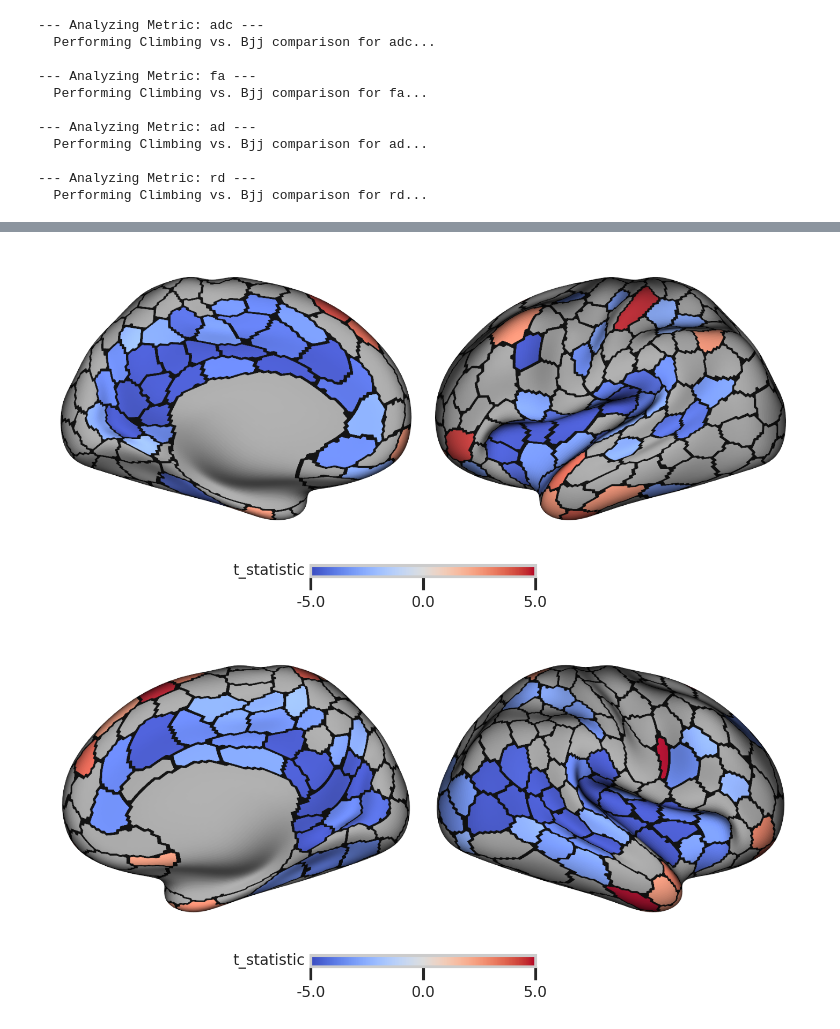
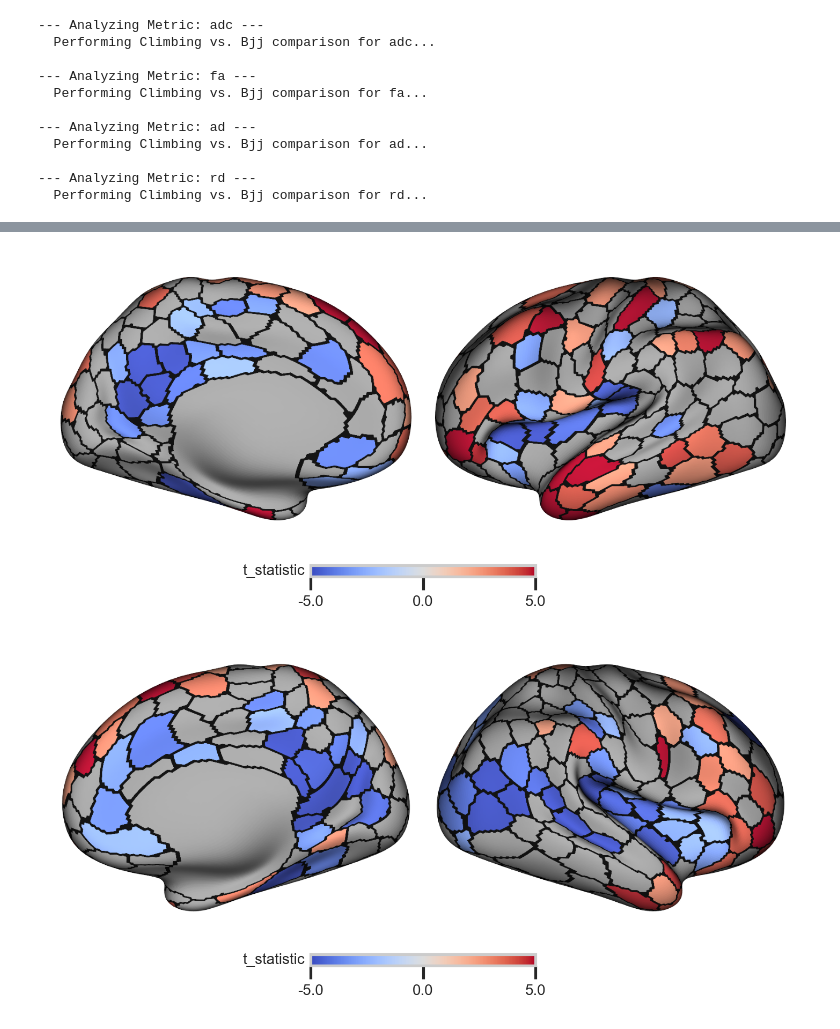
Before and after one commit to GalKepler/athletes_brain, a Jupyter notebook: notebooks/fig1/fig1.ipynb, the cells around one changed output, grey strips where cells are left out. Cells and saved outputs as stored; diff of their text form; code cells hidden in the pictures.

```diff
--- a/notebooks/fig1/fig1.ipynb
+++ b/notebooks/fig1/fig1.ipynb
@@ -104,8 +106,6 @@ for metric in metrics:
 # data["age_squared"] = data["age_at_scan"] ** 2
 # %%
-metric_cols = {
-    metric: "volume" if "vol" in metric else distribution_metric for metric in metrics
-}
+metric_cols = {metric: "volume" if "vol" in metric else distribution_metric for metric in metrics}
 
 for m, df in data.items():
     df = df.rename(columns={metric_cols[m]: "value"})
@@ -177,9 +177,7 @@ for metric_type, df_metric in data.items():
             try:
                 # model = ols(formula, data=cur_df).fit()
                 # do wls with weights to correct the imbalance in group sizes
-                groups_ratio = (
-                    cur_df["target"].value_counts(normalize=True).to_dict()
-                )
+                groups_ratio = cur_df["target"].value_counts(normalize=True).to_dict()
                 # put more weights on the smaller group, so we need to invert the ratio
                 groups_ratio = {k: 1 / v for k, v in groups_ratio.items()}
 
@@ -252,11 +379,17 @@ for metric_type, df_metric in data.items():
         current_covariates.append("tiv")
 
     # --- Comparison 1: Athlete (True) vs. Control (False) using 'target' column ---
-    print(f"  Performing {climber_group_label} vs. {bjj_group_label} comparison for {metric_type}...")
+    print(
+        f"  Performing {climber_group_label} vs. {bjj_group_label} comparison for {metric_type}..."
+    )
     # temp_df_target = df_metric[["target"] + current_covariates].copy()
-    temp_df_target = df_metric[df_metric["target"] & df_metric["group"].isin([climber_group_label,bjj_group_label])].copy()  # Use the full DataFrame for region columns
+    temp_df_target = df_metric[
+        df_metric["target"] & df_metric["group"].isin([climber_group_label, bjj_group_label])
+    ].copy()  # Use the full DataFrame for region columns
     # temp_df_target.dropna(inplace=True)
-    temp_df_target["group"] = temp_df_target["group"].astype(str)  # Ensure 'group' is treated as categorical
+    temp_df_target["group"] = temp_df_target["group"].astype(
+        str
+    )  # Ensure 'group' is treated as categorical
 
     if temp_df_target.empty or len(temp_df_target["group"].unique()) < 2:
         print(f"    Skipping Athlete vs. Control for {metric_type}: Not enough data or groups.")
@@ -265,15 +398,15 @@ for metric_type, df_metric in data.items():
         for i, row in metric_stats.iterrows():
             cur_df = temp_df_target[temp_df_target[region_col] == row[region_col]]
             # in the formula, make sure the reference group is "Climbing"
-            formula_parts = ["value ~ C(group, Treatment(reference='Climbing'))"] + current_covariates
+            formula_parts = [
+                "value ~ C(group, Treatment(reference='Climbing'))"
+            ] + current_covariates
             formula = " + ".join(formula_parts)
             # break
             try:
                 # model = ols(formula, data=cur_df).fit()
                 # do wls with weights to correct the imbalance in group sizes
-                groups_ratio = (
-                    cur_df["group"].value_counts(normalize=True).to_dict()
-                )
+                groups_ratio = cur_df["group"].value_counts(normalize=True).to_dict()
                 # put more weights on the smaller group, so we need to invert the ratio
                 groups_ratio = {k: 1 / v for k, v in groups_ratio.items()}
                 weights = cur_df["group"].map(groups_ratio)
@@ -387,7 +520,10 @@ value_map_subcortex = {"region": [], "value": [], "Hemisphere": []}
 key = "adc"  # or any other metric you want to visualize
 
 
-vis_df = athletes_vs_naive_results[key].copy()
+# vis_df = athletes_vs_naive_results[key].copy()
+vis_df = sports_vs_naive_results[climber_group_label][
+    key
+].copy()  # or climbers_vs_bjj_results[key].copy()
 p_column = "adjusted_p_value"
 value_column = "t_statistic"
 
@@ -444,37 +580,39 @@ for hemi_key, hemi_surf_data, mapped_data, parcellation_data in zip(
     # ---------------------------------------------------------------------
     # 5.  BUILD THE PLOT
     # ---------------------------------------------------------------------
-    pref_surf = {"surf_lh": hemi_surf_data if hemi_key == "left" else None,
-                 "surf_rh": hemi_surf_data if hemi_key == "right" else None}
+    pref_surf = {
+        "surf_lh": hemi_surf_data if hemi_key == "left" else None,
+        "surf_rh": hemi_surf_data if hemi_key == "right" else None,
+    }
     p = Plot(
         **pref_surf,  # Unpack the surface dictionary
         views=["medial", "lateral"],  # Show both medial and lateral for this hemi
         size=(800, 300),  # px; change as needed
         zoom=1.6,
         layout="row",  # For a single hemisphere, row is fine
         mirror_views=False,  # Set to False, as we are plotting one hemi at a time
     )
 
     # ---- main data layer -------------------------------------------------
     # Pass only the data for the current hemisphere
     # The dictionary now contains only one key-value pair for the current hemisphere
     p.add_layer(
         {hemi_key: mapped_data},
         cmap="coolwarm",
         color_range=(vmin, vmax),  # Use symmetric range
         # norm=norm,  # Apply the symmetric normalization
         cbar_label=value_column,
         cbar=True,  # Ensure colorbar is shown for each plot if desired, or handle globally
     )
     # ---- outline layer ---------------------------------------------------
     p.add_layer({hemi_key: parcellation_data}, cmap="gray", as_outline=True, cbar=False)
 
     fig = p.build(
         # cbar_kws=dict(location="bottom", decimals=2, shrink=0.6)
     )  # Added cbar_kws for better cbar display
 # %% [output]
-[figure, old version]
+[figure, new version]
-[figure, old version]
+[figure, new version]
 # %%
 from subcortex_visualization.plotting import plot_subcortical_data
 
```
Also changed, not shown: parts of 5 cells of this notebook, 3 other files.
